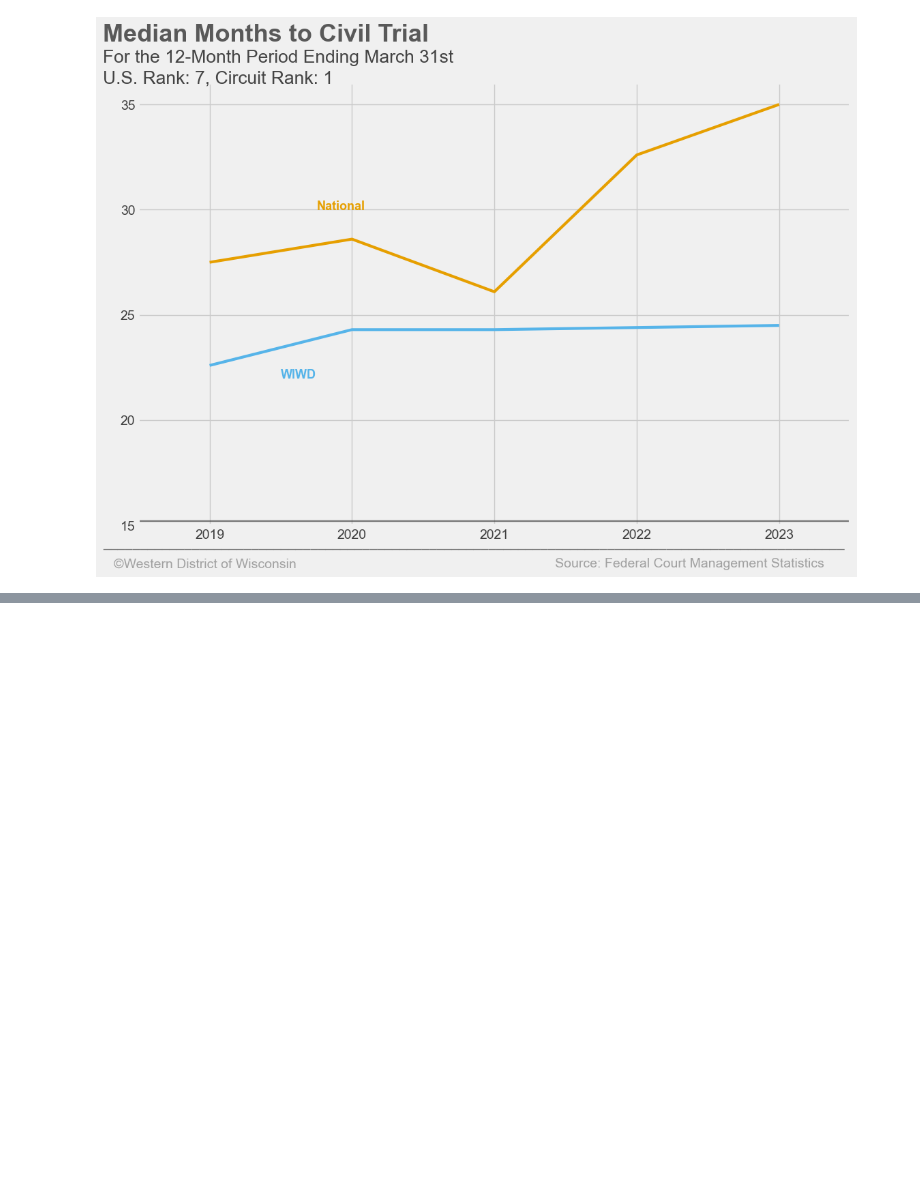
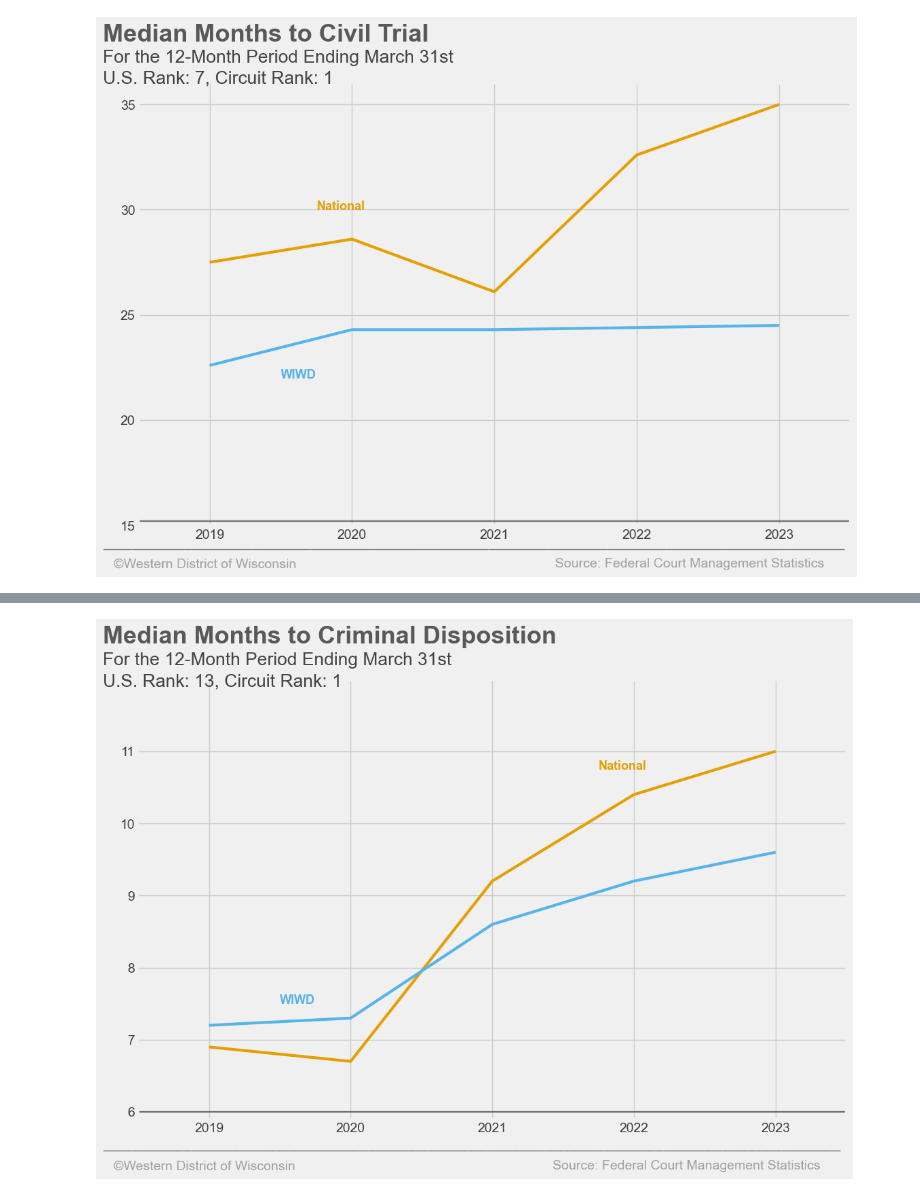
Before and after one commit to jturner421/cpi, a Jupyter notebook: WDBA2023/wdba2023_visualizations.ipynb, the cells around one changed output, grey strips where cells are left out. Cells and saved outputs as stored; diff of their text form; code cells hidden in the pictures; blank space fills up the shorter version.

Commit message:
Median months to criminal and charts

```diff
--- a/WDBA2023/wdba2023_visualizations.ipynb
+++ b/WDBA2023/wdba2023_visualizations.ipynb
@@ -471,3 +471,11 @@ ax.text(x=2021.35, y=13,
 plt.savefig('/Users/jwt/PycharmProjects/cpi_program/WDBA2023/figures/median months to civil trial.png', dpi=300, bbox_inches='tight', transparent=False)
 # %% [output]
 [figure]
+# %%
+data = [(6.9, 7.2), (6.7, 7.3), (9.2, 8.6), (10.4, 9.2), (11.0, 9.6)]
+columns = ['National', 'WIWD']
+index = [2019, 2020, 2021, 2022, 2023]
+# %%
+df3 = pd.DataFrame(data=data, columns=columns, index=index)
+nat = df3['National']
+wiwd = df3['WIWD']
@@ -473,0 +491,48 @@ plt.savefig('/Users/jwt/PycharmProjects/cpi_program/WDBA2023/figures/median mont
+# %%
+fig, ax = plt.subplots(figsize=(12, 8))
+style.use('fivethirtyeight')
+
+ax1 = sns.lineplot(x=df3.index, y=nat, color=colors[1], linewidth=3)
+ax2 = sns.lineplot(x=df3.index, y=wiwd, color=colors[2], linewidth=3)
+
+ax.tick_params(axis = 'both', which = 'major', labelsize = 14)
+
+
+plt.ylim(5.9, 12)
+plt.xlim(2018.5, 2023.5)
+ax.axhline(y=6.0, color='#414141', linewidth=1.7, alpha=.7)
+ax.yaxis.label.set_visible(False)
+#
+# # Y-labels to only these
+ax.set_yticks([6, 7, 8, 9, 10, 11])
+ax.set_yticklabels(labels=['6','7','8','9','10','11'], fontsize=14, color='#414141')
+
+# # X-labels and changing label names
+ax.set_xticks([2019, 2020, 2021, 2022, 2023])
+ax.set_xticklabels([2019, 2020, 2021, 2022, 2023], fontsize=14, color='#414141')
+# # plt.xlim(left=2018, right=2024)
+# #
+# # # Title and Subtitle
+ax.text(x=2018.25, y=12.5, s="Median Months to Criminal Disposition", fontsize=26, weight='bold', alpha=.75)
+ax.text(x=2018.25, y=12.2, s="For the 12-Month Period Ending March 31st", fontsize=19, alpha=.85)
+ax.text(x=2018.25, y=11.9, s="U.S. Rank: 13, Circuit Rank: 1", fontsize=19, alpha=.85)
+#
+#
+# # # Text labels for each plotted line
+ax.text(x=2019.5, y=7.5, s="WIWD", fontsize=13, fontweight='semibold', color=colors[2])
+ax.text(x=2021.75, y=10.75, s="National", fontsize=13, fontweight='semibold', color=colors[1])
+#
+# # # Signature bar
+ax.text(x=2018.25, y=5.5,
+        s='____________________________________________________________________________________________________',
+        color='#414141', alpha=.7)
+# # # # Footer
+ax.text(x=2018.25, y=5.2,
+        s='   ©Western District of Wisconsin', fontsize=14, color='grey', alpha=.7)
+
+ax.text(x=2021.35, y=5.2,
+        s='   Source: Federal Court Management Statistics', fontsize=14, color='grey', alpha=.7);
+
+plt.savefig('/Users/jwt/PycharmProjects/cpi_program/WDBA2023/figures/median months to criminal disposition.png', dpi=300, bbox_inches='tight', transparent=False)
+# %% [output]
+[figure, added]
```
Also changed, not shown: parts of 7 cells of this notebook, 6 other files.
